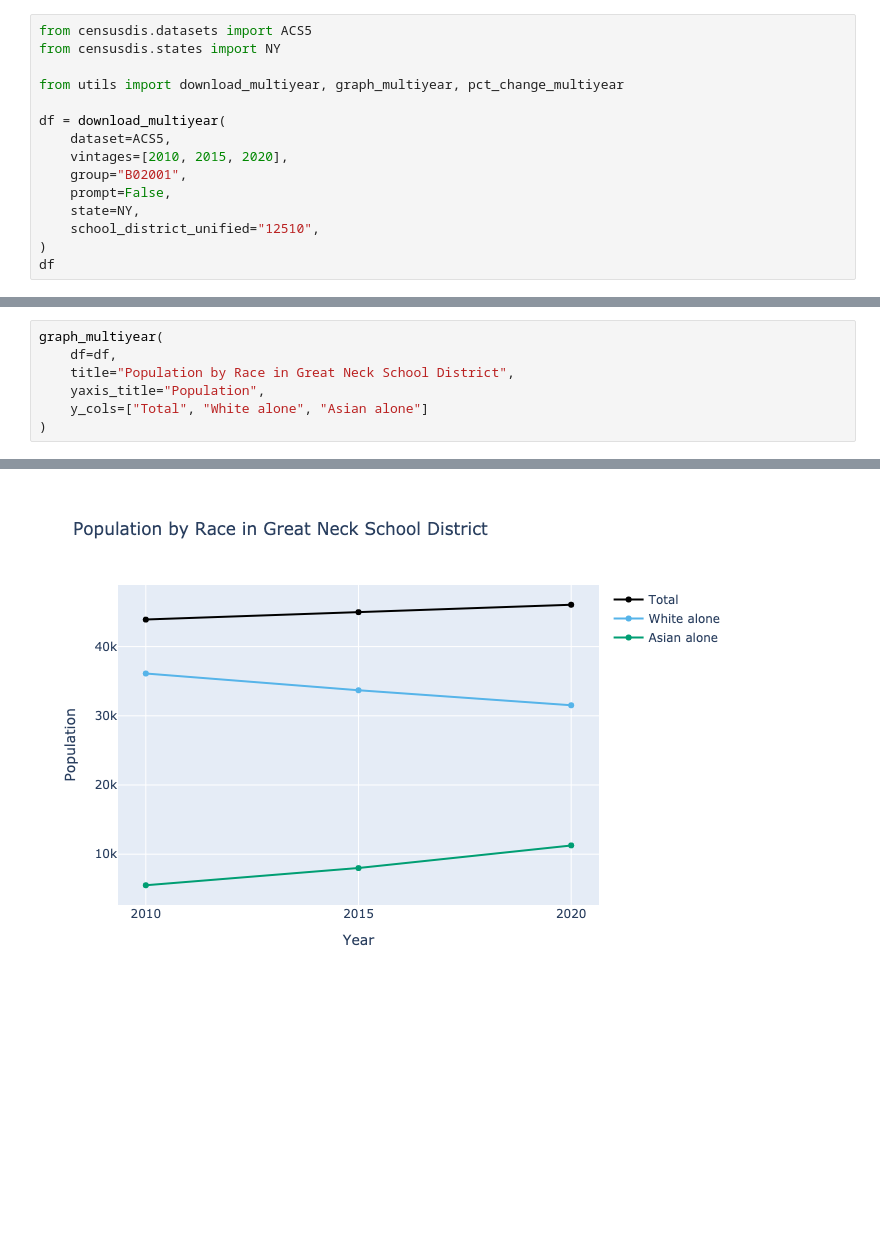
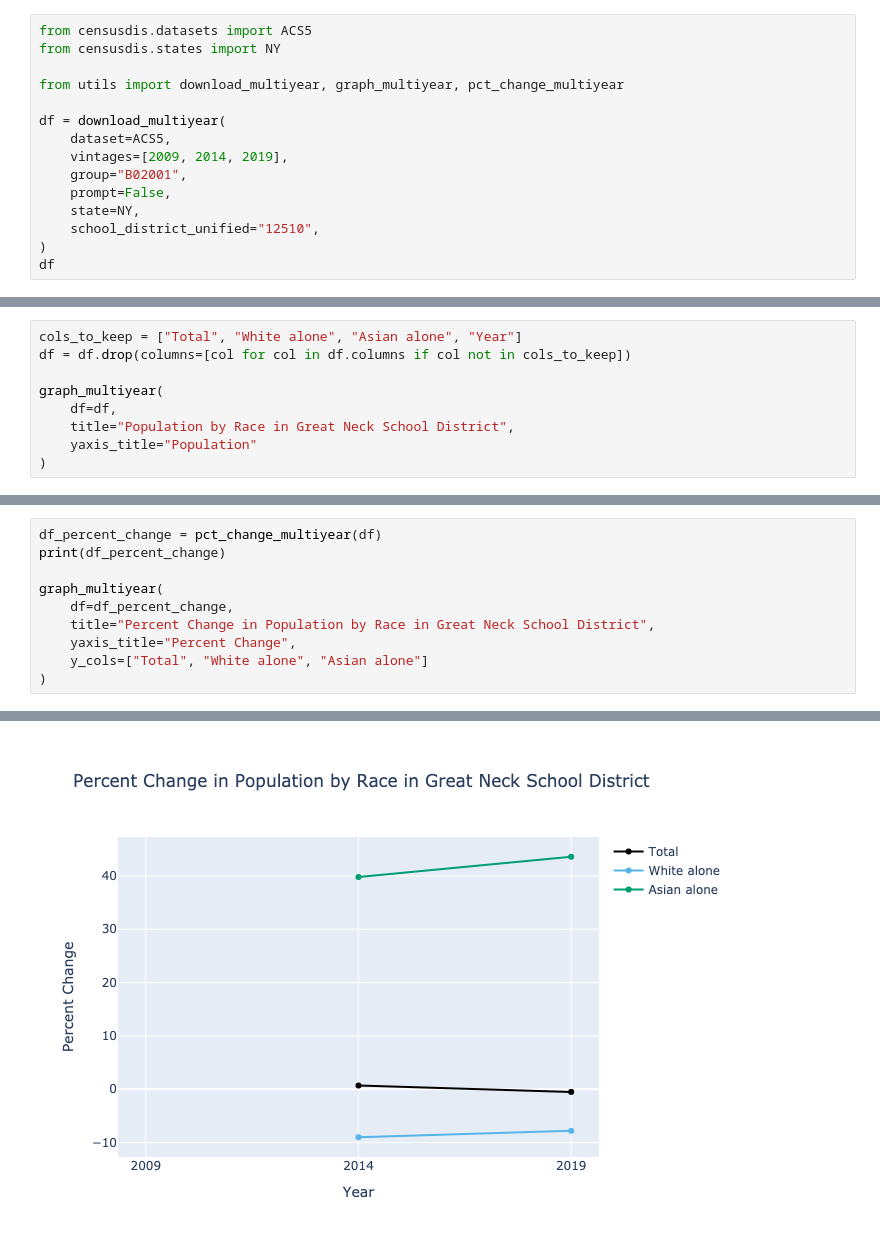
Before and after one commit to arilamstein/hometown_analysis, a Jupyter notebook: 07-race.ipynb, the cells around one changed output, grey strips where cells are left out. Cells and saved outputs as stored; diff of their text form; blank space fills up the shorter version.

```diff
--- a/07-race.ipynb
+++ b/07-race.ipynb
@@ -6,7 +11,7 @@ from utils import download_multiyear, graph_multiyear, pct_change_multiyear
 
 df = download_multiyear(
     dataset=ACS5,
-    vintages=[2010, 2015, 2020],
+    vintages=[2009, 2014, 2019],
     group="B02001",
     prompt=False,
     state=NY,
@@ -37,0 +29,9 @@ Warning: B02001_010E has had multiple labels over the selected years:
+# %%
+cols_to_keep = ["Total", "White alone", "Asian alone", "Year"]
+df = df.drop(columns=[col for col in df.columns if col not in cols_to_keep])
+
+graph_multiyear(
+    df=df,
+    title="Population by Race in Great Neck School District",
+    yaxis_title="Population"
+)
@@ -38,8 +40,11 @@ Warning: B02001_010E has had multiple labels over the selected years:
 # %%
+df_percent_change = pct_change_multiyear(df)
+print(df_percent_change)
+
 graph_multiyear(
-    df=df,
-    title="Population by Race in Great Neck School District",
-    yaxis_title="Population",
+    df=df_percent_change,
+    title="Percent Change in Population by Race in Great Neck School District",
+    yaxis_title="Percent Change",
     y_cols=["Total", "White alone", "Asian alone"]
 )
 # %% [output]
@@ -46 +55 @@ graph_multiyear(
-[figure, old version]
+[figure, new version]
```
Also changed, not shown: parts of 9 cells of this notebook, 2 other files.
